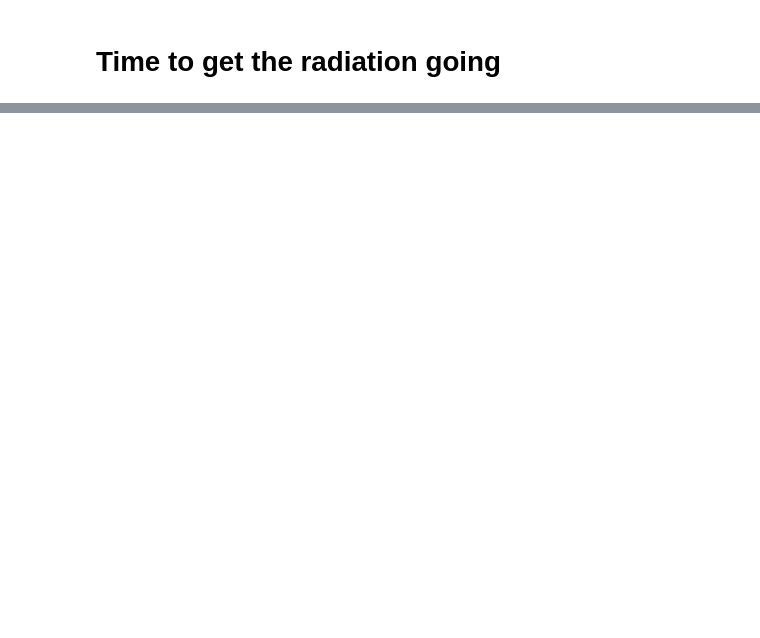
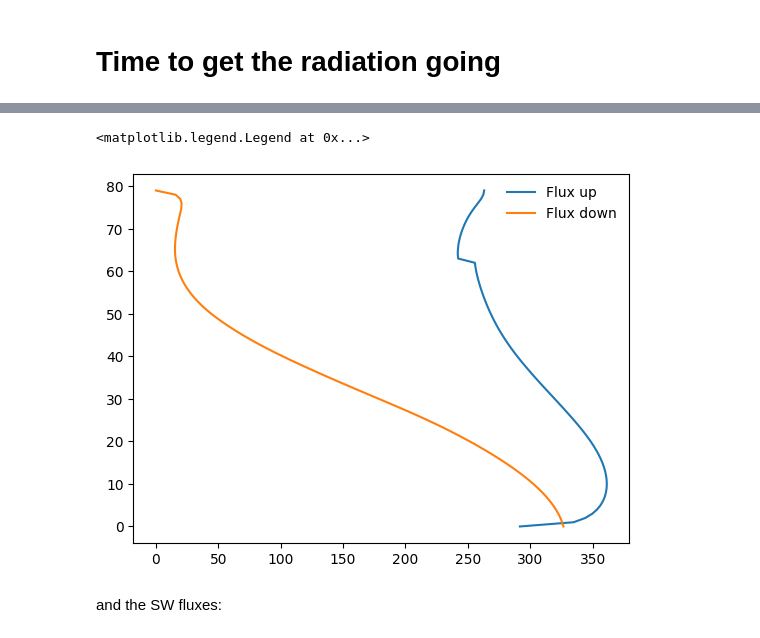
Before and after one commit to NOAA-GFDL/PySHiELD, a Jupyter notebook: examples/notebook/test_rad.ipynb, the cells around one changed output, grey strips where cells are left out. Drawn from its saved outputs; the diff is of its cells as text; code cells hidden in the pictures; blank space fills up the shorter version.

Commit message:
added clouds, developed astro, have the start of a skeleton, and have the call sig for fluxes

```diff
--- a/examples/notebook/test_rad.ipynb
+++ b/examples/notebook/test_rad.ipynb
@@ -124,0 +247,24 @@ from pyrte_rrtmgp.examples import (
+# %%
+gas_mapping = {
+    "h2o": "qvapor",
+    "o3": "qo3mr",
+    'co':'co',
+    'n2o': 'n2o',
+    'o2': 'o2',
+    'co2': 'co2',
+    'n2': 'n2'
+}
+var_mapping = {
+    "pres_layer": "prsl",
+    "pres_level": "prsi",
+    "temp_layer": "tlyr",
+    "temp_level": "tlvl",
+    "surface_temperature": "tsfc",
+    "solar_zenith_angle": "solar_zenith_angle",
+    "surface_albedo": "surface_albedo",
+    "surface_albedo_direct": "surface_albedo_direct",
+    "surface_albedo_diffuse": "surface_albedo_diffuse",
+    "surface_emissivity": "surface_emissivity",
+    "surface_emissivity_jacobian": "surface_emissivity_jacobian",
+}
+atm_map = AtmosphericMapping(dim_mapping=DEFAULT_DIM_MAPPING, var_mapping=var_mapping,)
@@ -124,0 +273,8 @@ from pyrte_rrtmgp.examples import (
+# %%
+optical_props = gas_optics_lw.compute_gas_optics(
+    xds,
+    problem_type=OpticsProblemTypes.ABSORPTION,
+    add_to_input=False,
+    gas_name_map=gas_mapping,
+    variable_mapping=atm_map,
+)
@@ -124,0 +302,5 @@ from pyrte_rrtmgp.examples import (
+# %%
+optical_props["surface_emissivity"] = xds["sfc_emis"]
+# %%
+clr_fluxes_lw = rte_solve(optical_props, add_to_input=False)
+clr_fluxes_lw
@@ -124,0 +316,9 @@ from pyrte_rrtmgp.examples import (
+# %%
+plt.plot(clr_fluxes_lw.lw_flux_up.isel(column=0),   clr_fluxes_lw.level, label="Flux up")
+plt.plot(clr_fluxes_lw.lw_flux_down.isel(column=0), clr_fluxes_lw.level, label="Flux down")
+plt.legend(frameon=False)
+# %% [output]
+<matplotlib.legend.Legend at 0x...>
+[figure, added]
+# %% [markdown]
+and the SW fluxes:
```
Also changed, not shown: parts of 29 cells of this notebook, 4 other files.
